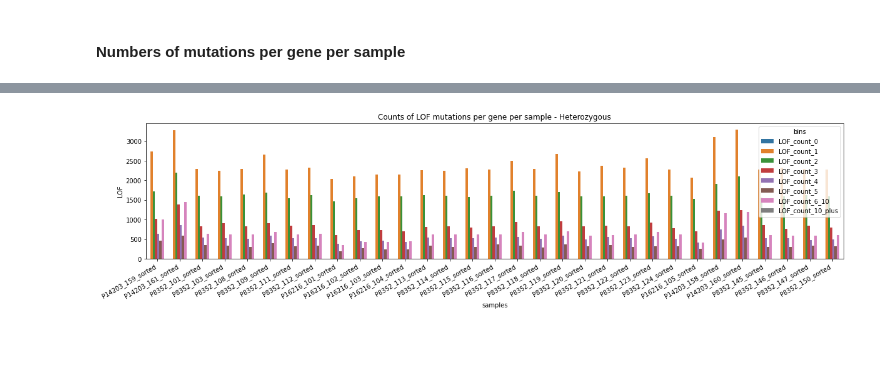
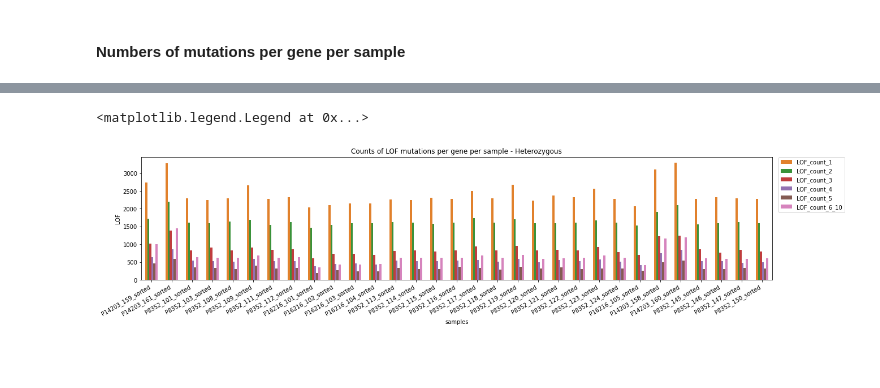
Before and after one commit to topel-research-group/Bamboozle, a Jupyter notebook: LOF_nb.ipynb, the cells around one changed output, grey strips where cells are left out. Saved outputs shown, nothing was run; the diff lists cells and outputs as text; code cells hidden in the pictures.

```diff
--- a/LOF_nb.ipynb
+++ b/LOF_nb.ipynb
@@ -130,17 +204,20 @@ o.set_title('Counts of LOF mutations per gene per sample - Homozygous');
 # %%
 plt.figure(figsize=(20, 4))
 
 r = sns.barplot(data=lofs_merged[(lofs_merged['zygosity'] == "heterozygous") & (lofs_merged['bins'] != "LOF_count_0")],
                 x="samples",
                 y="LOF",
                 hue="bins",
                 hue_order=unique_bins,
                 palette="tab10",
                 order=sample_order)
 
 r.set_xticklabels(o.get_xticklabels(),rotation=30, ha="right")
 r.set_title('Counts of LOF mutations per gene per sample - Heterozygous');
+h,l = r.get_legend_handles_labels()
+plt.legend(h[1:7],l[1:7],bbox_to_anchor=(1.01, 1), loc=2, borderaxespad=0.)
 # %% [output]
+<matplotlib.legend.Legend at 0x...>
-[figure, old version]
+[figure, new version]
 # %% [markdown]
 ###
```
Also changed, not shown: parts of 9 cells of this notebook.
